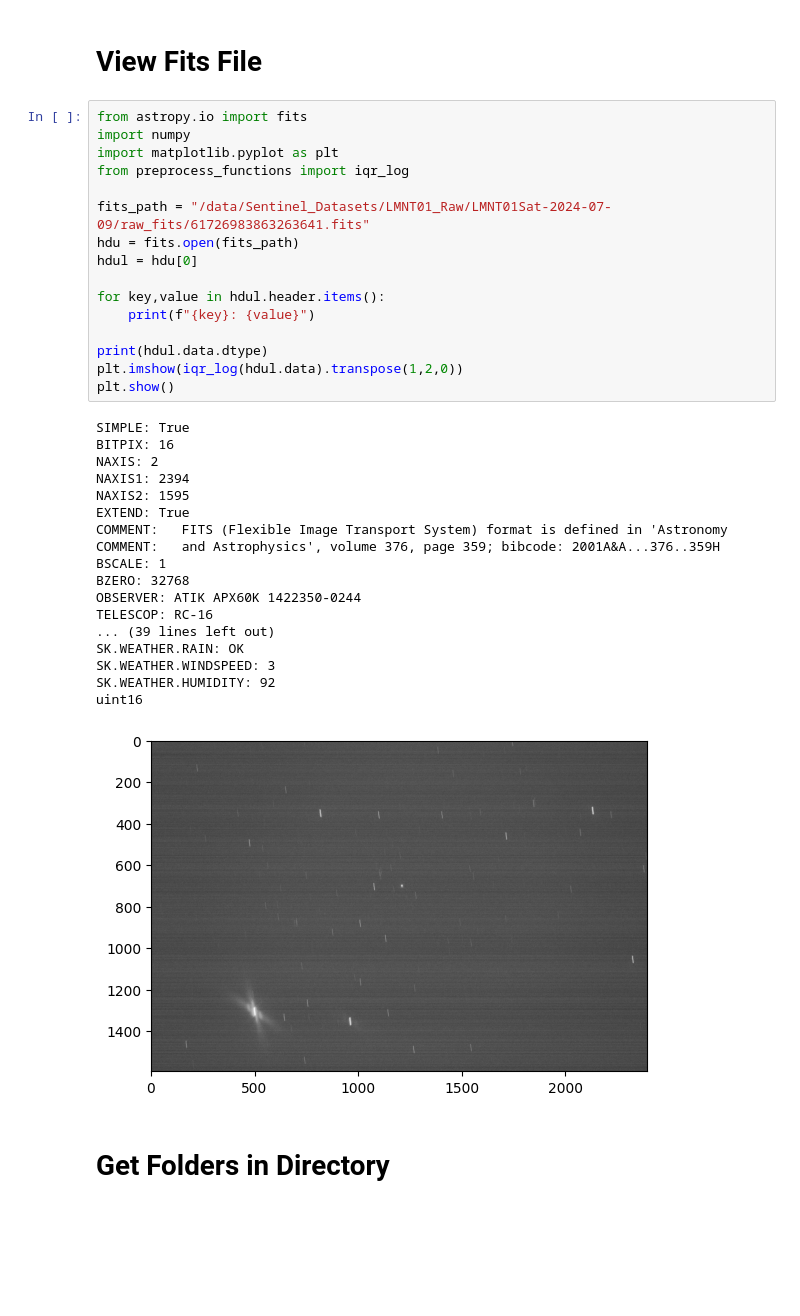
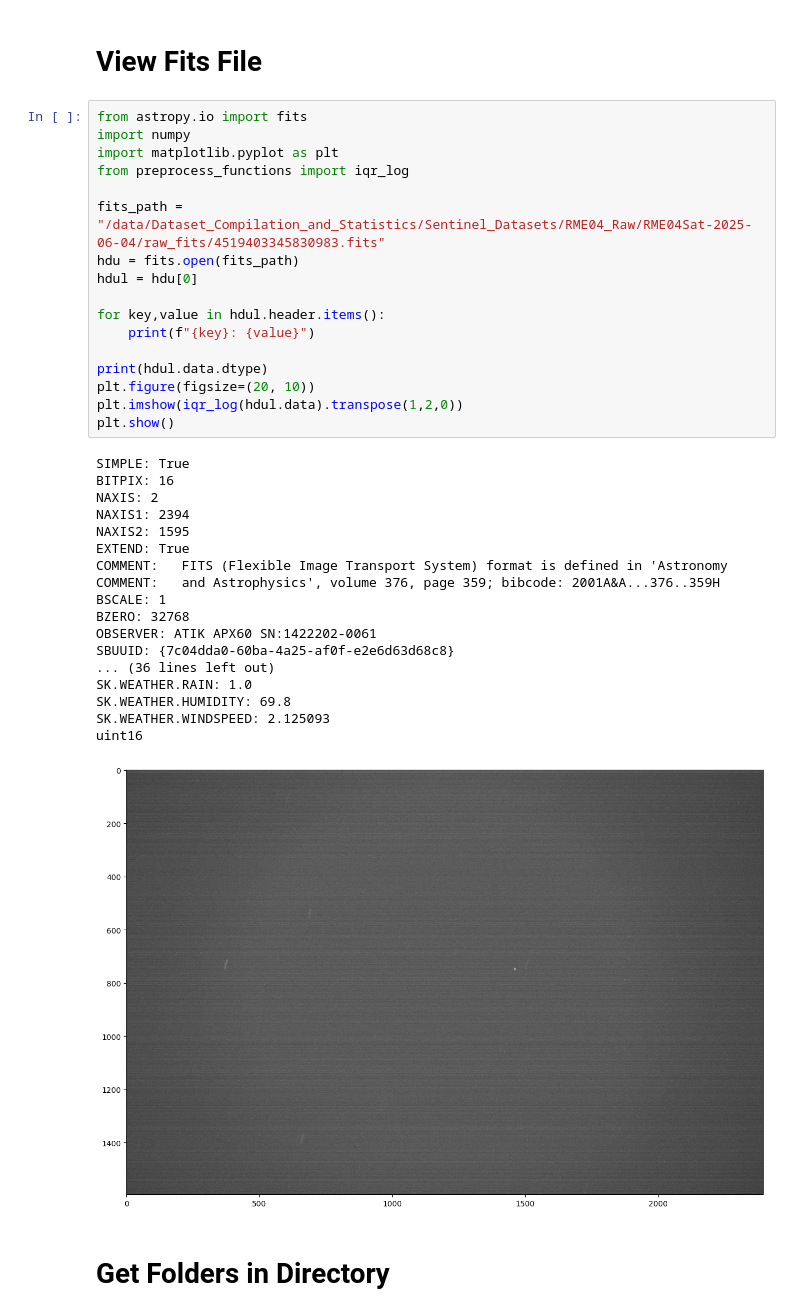
Before and after one commit to Chaps21812/Dataset_Compilation_and_Statistics, a Jupyter notebook: data_connections/utilities.ipynb, the cells around one changed output. Cells and saved outputs as stored; diff of their text form; blank space fills up the shorter version.

```diff
--- a/data_connections/utilities.ipynb
+++ b/data_connections/utilities.ipynb
@@ -13,38 +13,39 @@ path = "/data/Sentinel_Datasets/LMNT02_Raw"
 # %%
 from astropy.io import fits
 import numpy
 import matplotlib.pyplot as plt
 from preprocess_functions import iqr_log
 
-fits_path = "/data/Sentinel_Datasets/LMNT01_Raw/LMNT01Sat-2024-07-09/raw_fits/61726983863263641.fits"
+fits_path = "/data/Dataset_Compilation_and_Statistics/Sentinel_Datasets/RME04_Raw/RME04Sat-2025-06-04/raw_fits/4519403345830983.fits"
 hdu = fits.open(fits_path)
 hdul = hdu[0]
 
 for key,value in hdul.header.items():
     print(f"{key}: {value}")
 
 print(hdul.data.dtype)
+plt.figure(figsize=(20, 10))
 plt.imshow(iqr_log(hdul.data).transpose(1,2,0))
 plt.show()
 # %% [output]
 SIMPLE: True
 BITPIX: 16
 NAXIS: 2
 NAXIS1: 2394
 NAXIS2: 1595
 EXTEND: True
 COMMENT:   FITS (Flexible Image Transport System) format is defined in 'Astronomy
 COMMENT:   and Astrophysics', volume 376, page 359; bibcode: 2001A&A...376..359H
 BSCALE: 1
 BZERO: 32768
-OBSERVER: ATIK APX60K 1422350-0244
-TELESCOP: RC-16
-... (39 lines left out)
-SK.WEATHER.RAIN: OK
-SK.WEATHER.WINDSPEED: 3
-SK.WEATHER.HUMIDITY: 92
+OBSERVER: ATIK APX60 SN:1422202-0061
+SBUUID: {7c04dda0-60ba-4a25-af0f-e2e6d63d68c8}
+... (36 lines left out)
+SK.WEATHER.RAIN: 1.0
+SK.WEATHER.HUMIDITY: 69.8
+SK.WEATHER.WINDSPEED: 2.125093
 uint16
-[figure, old version]
+[figure, new version]
 # %% [markdown]
 # Get Folders in Directory
 # %%
```
Also changed, not shown: parts of 4 cells of this notebook, 6 other files.
